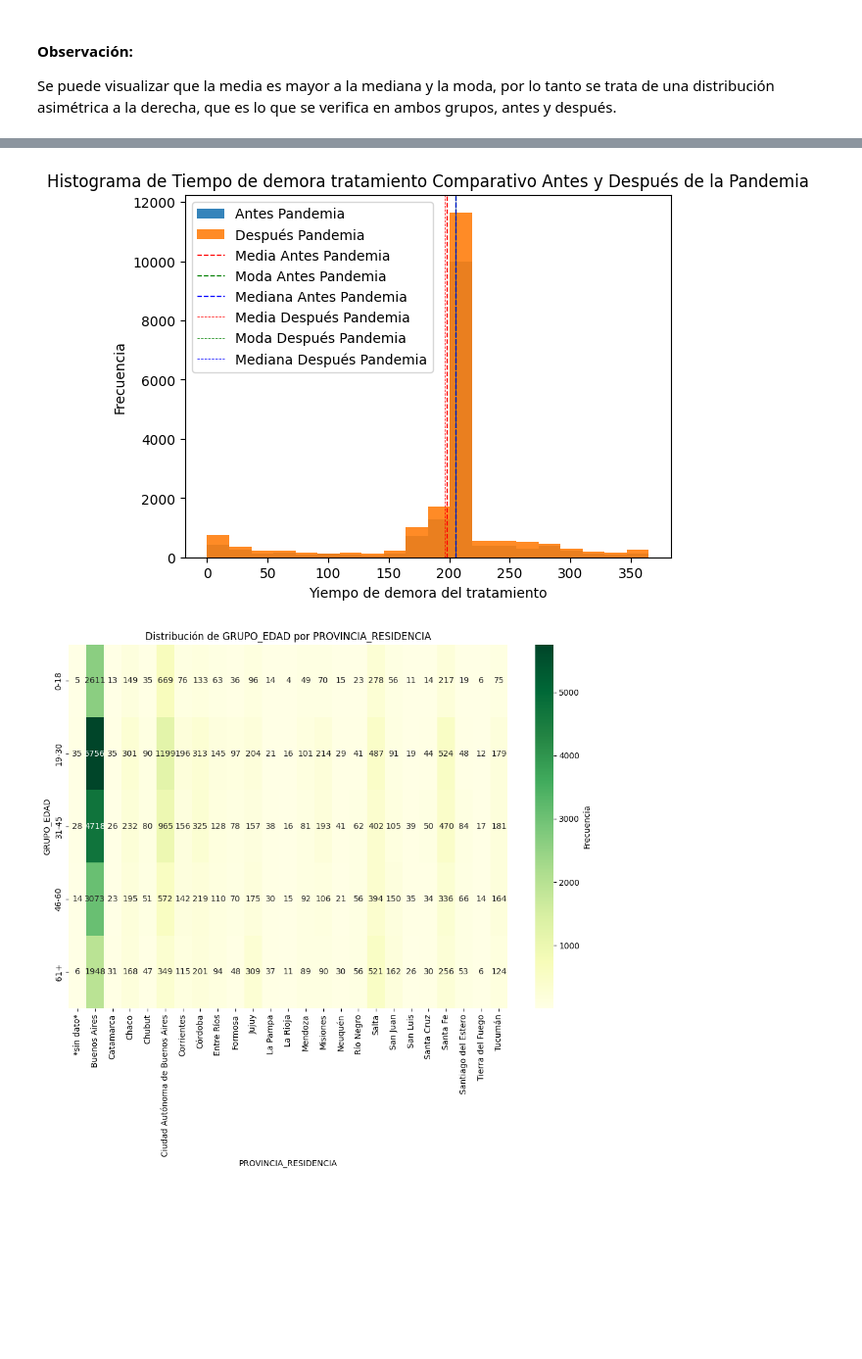
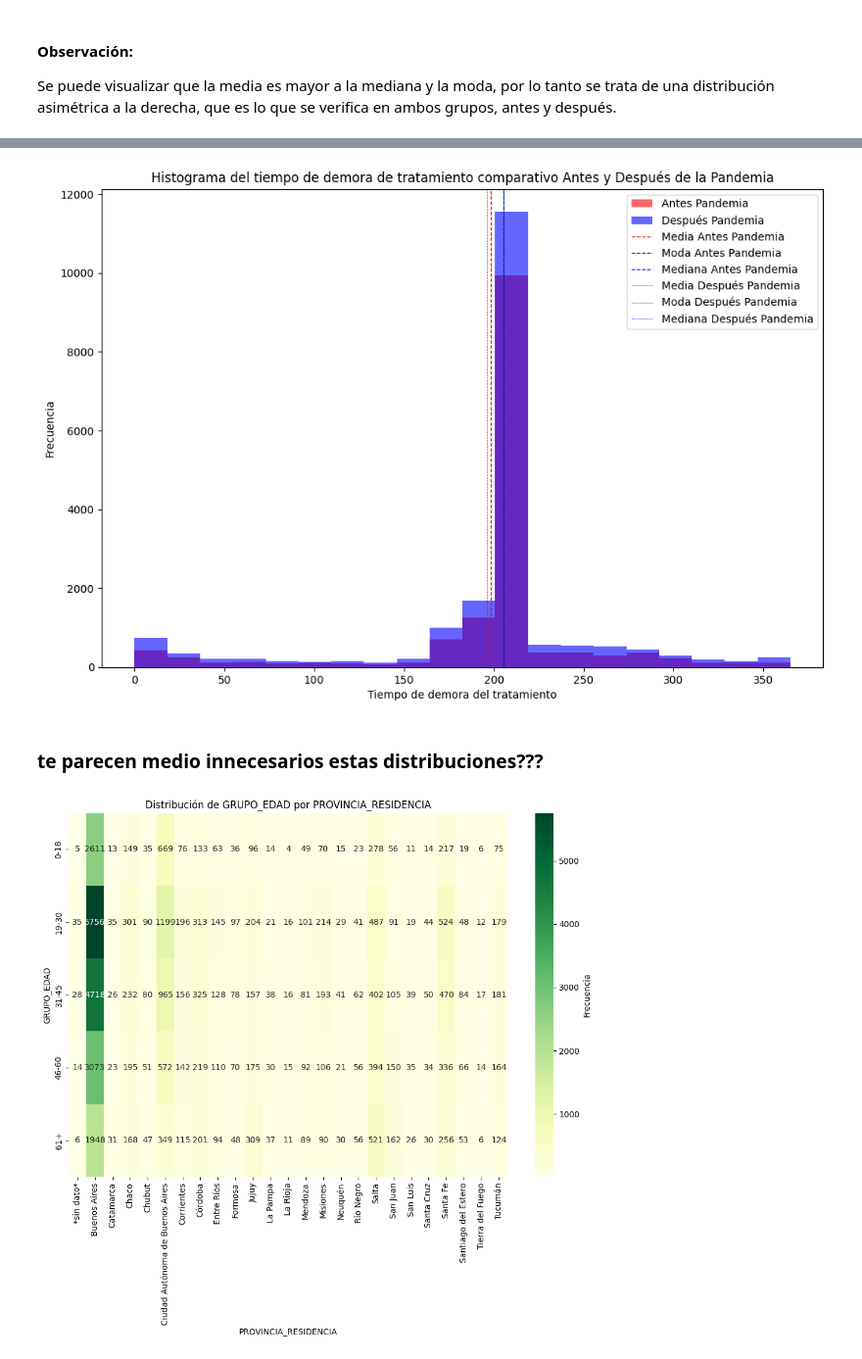
Before and after one commit to rominicky/diplocssoccomp, a Jupyter notebook: trabajo_final_TBC2019al2021.ipynb, the cells around one changed output, grey strips where cells are left out. Shown at 98% size. Drawn from its saved outputs; the diff is of its cells as text; code cells hidden in the pictures; blank space fills up the shorter version.

```diff
--- a/trabajo_final_TBC2019al2021.ipynb
+++ b/trabajo_final_TBC2019al2021.ipynb
@@ -584,38 +587,41 @@ se podria seleccionar solo los curados y tratamiento completo, tambien puede ser
 # %%
-# Asegurarse que los valores en la columna 'EDAD_DIAGNOSTICO' sean números
+# Columna 'EDAD_DIAGNOSTICO'
 base['TIEMPO_DEMORA_TTO'] = pd.to_numeric(base['TIEMPO_DEMORA_TTO'], errors='coerce')
 
-# Dividir los datos en antes y después de la clasificación de la pandemia
+# Clasificación según la pandemia
 antes_pandemia = base[base['CLASIFICACION_PANDEMIA'] == 'Antes']
 despues_pandemia = base[base['CLASIFICACION_PANDEMIA'] == 'Despues']
 
-# Crear los histogramas para cada conjunto
-plt.hist(antes_pandemia['TIEMPO_DEMORA_TTO'], bins=20, label='Antes Pandemia', alpha=0.9)
-plt.hist(despues_pandemia['TIEMPO_DEMORA_TTO'], bins=20, label='Después Pandemia', alpha=0.9)
+# histogramas para cada conjunto
+plt.figure(figsize=(12, 8))
+plt.hist(antes_pandemia['TIEMPO_DEMORA_TTO'], bins=20, label='Antes Pandemia', alpha=0.6, color='red')
+plt.hist(despues_pandemia['TIEMPO_DEMORA_TTO'], bins=20, label='Después Pandemia', alpha=0.6, color='blue')
 
-# Agregar líneas verticales para la media, moda y mediana de cada conjunto si tienen datos válidos
+# líneas verticales para la media, moda y mediana de cada conjunto si tienen datos válidos
 if not antes_pandemia.empty:
     plt.axvline(antes_pandemia['TIEMPO_DEMORA_TTO'].mean(), color='r', linestyle='dashed', linewidth=0.9, label='Media Antes Pandemia')
     moda_antes = antes_pandemia['TIEMPO_DEMORA_TTO'].mode()
     if not moda_antes.empty:
         plt.axvline(moda_antes.values[0], color='g', linestyle='dashed', linewidth=0.9, label='Moda Antes Pandemia')
     plt.axvline(antes_pandemia['TIEMPO_DEMORA_TTO'].median(), color='b', linestyle='dashed', linewidth=0.9, label='Mediana Antes Pandemia')
 
 if not despues_pandemia.empty:
     plt.axvline(despues_pandemia['TIEMPO_DEMORA_TTO'].mean(), color='r', linestyle='dashed', linewidth=0.5, label='Media Después Pandemia')
     moda_despues = despues_pandemia['TIEMPO_DEMORA_TTO'].mode()
     if not moda_despues.empty:
         plt.axvline(moda_despues.values[0], color='g', linestyle='dashed', linewidth=0.5, label='Moda Después Pandemia')
     plt.axvline(despues_pandemia['TIEMPO_DEMORA_TTO'].median(), color='b', linestyle='dashed', linewidth=0.5, label='Mediana Después Pandemia')
 
 # Etiquetas y título del gráfico
-plt.xlabel('Yiempo de demora del tratamiento')
+plt.xlabel('Tiempo de demora del tratamiento')
 plt.ylabel('Frecuencia')
-plt.title('Histograma de Tiempo de demora tratamiento Comparativo Antes y Después de la Pandemia')
+plt.title('Histograma del tiempo de demora de tratamiento comparativo Antes y Después de la Pandemia')
 plt.legend()
 plt.show()
 # %% [output]
-[figure, old version]
+[figure, new version]
+# %% [markdown]
+### te parecen medio innecesarios estas distribuciones???
 # %%
 table = pd.crosstab(base['GRUPO_EDAD'], [base['PROVINCIA_RESIDENCIA']])
 
```
Also changed, not shown: parts of 8 cells of this notebook.
